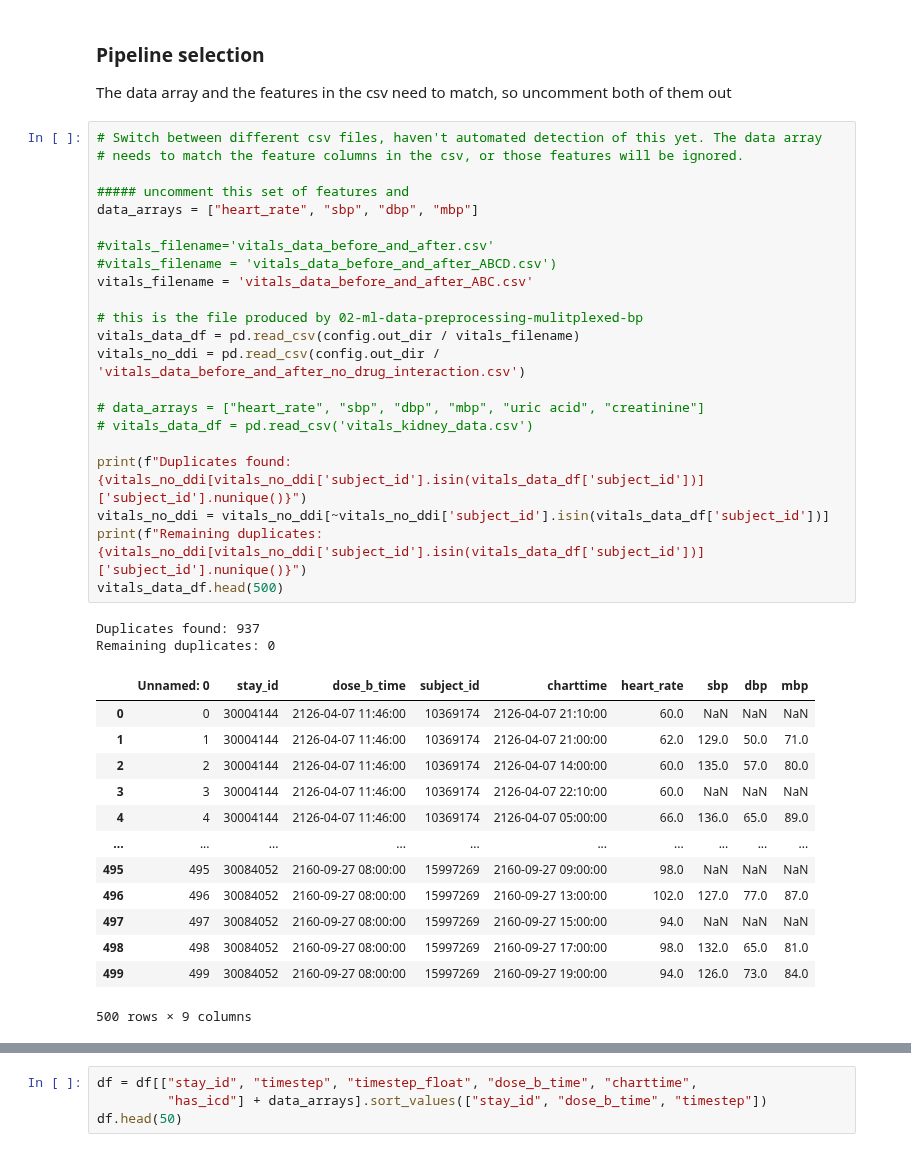
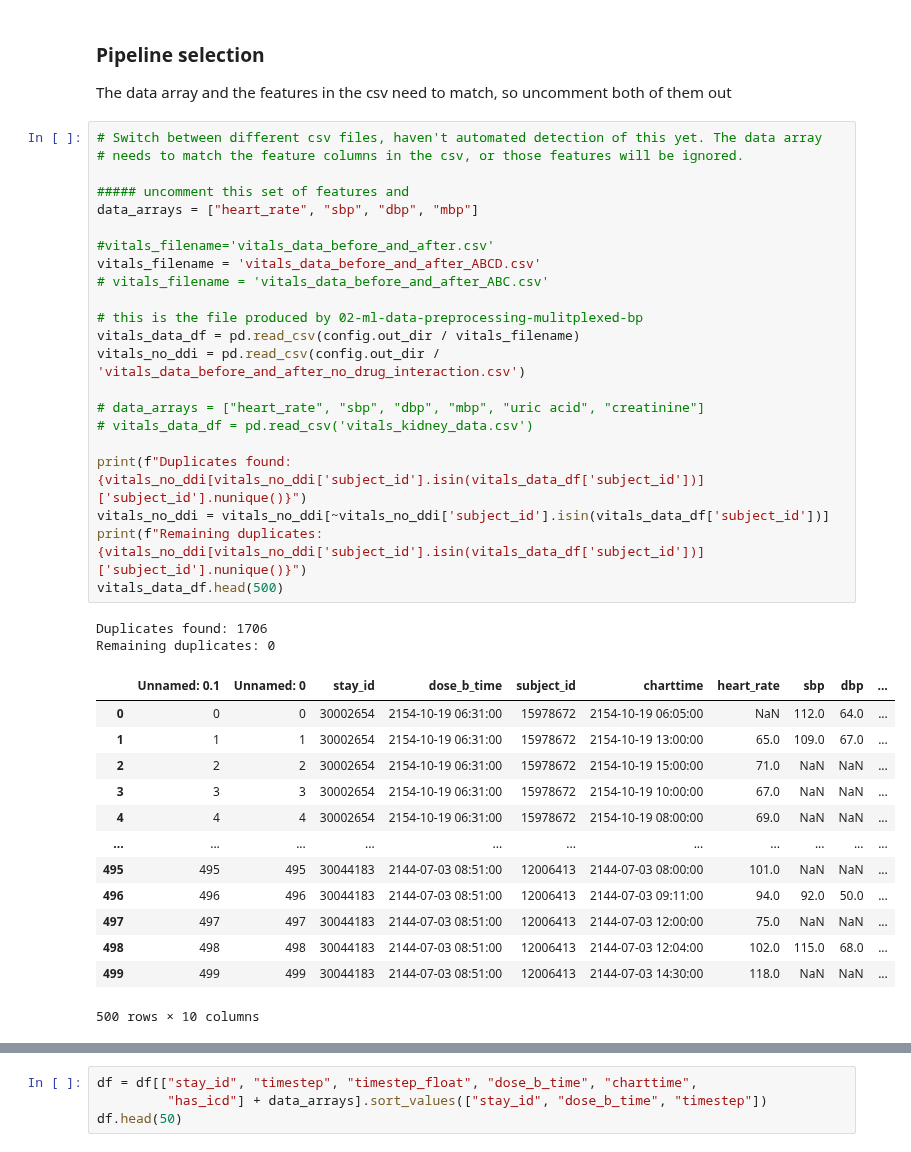
Before and after one commit to stevelan/UniMLHealth-GroupProject, a Jupyter notebook: notebooks/03-ml-training.ipynb, the cells around one changed output, grey strips where cells are left out. Drawn from its saved outputs; the diff is of its cells as text.

```diff
--- a/notebooks/03-ml-training.ipynb
+++ b/notebooks/03-ml-training.ipynb
@@ -16,41 +16,41 @@ The data array and the features in the csv need to match, so uncomment both of t
 # %%
 # Switch between different csv files, haven't automated detection of this yet. The data array
 # needs to match the feature columns in the csv, or those features will be ignored.
 
 ##### uncomment this set of features and
 data_arrays = ["heart_rate", "sbp", "dbp", "mbp"]
 
 #vitals_filename='vitals_data_before_and_after.csv'
-#vitals_filename = 'vitals_data_before_and_after_ABCD.csv')
-vitals_filename = 'vitals_data_before_and_after_ABC.csv'
+vitals_filename = 'vitals_data_before_and_after_ABCD.csv'
+# vitals_filename = 'vitals_data_before_and_after_ABC.csv'
 
 # this is the file produced by 02-ml-data-preprocessing-mulitplexed-bp
 vitals_data_df = pd.read_csv(config.out_dir / vitals_filename)
 vitals_no_ddi = pd.read_csv(config.out_dir / 'vitals_data_before_and_after_no_drug_interaction.csv')
 
 # data_arrays = ["heart_rate", "sbp", "dbp", "mbp", "uric acid", "creatinine"]
 # vitals_data_df = pd.read_csv('vitals_kidney_data.csv')
 
 print(f"Duplicates found: {vitals_no_ddi[vitals_no_ddi['subject_id'].isin(vitals_data_df['subject_id'])]['subject_id'].nunique()}")
 vitals_no_ddi = vitals_no_ddi[~vitals_no_ddi['subject_id'].isin(vitals_data_df['subject_id'])]
 print(f"Remaining duplicates: {vitals_no_ddi[vitals_no_ddi['subject_id'].isin(vitals_data_df['subject_id'])]['subject_id'].nunique()}")
 vitals_data_df.head(500)
 # %% [output]
-Duplicates found: 937
+Duplicates found: 1706
 Remaining duplicates: 0
-|  | Unnamed: 0 | stay_id | dose_b_time | subject_id | charttime | heart_rate | sbp | dbp | mbp |
-| 0 | 0 | 30004144 | 2126-04-07 11:46:00 | 10369174 | 2126-04-07 21:10:00 | 60.0 | NaN | NaN | NaN |
-| 1 | 1 | 30004144 | 2126-04-07 11:46:00 | 10369174 | 2126-04-07 21:00:00 | 62.0 | 129.0 | 50.0 | 71.0 |
-| 2 | 2 | 30004144 | 2126-04-07 11:46:00 | 10369174 | 2126-04-07 14:00:00 | 60.0 | 135.0 | 57.0 | 80.0 |
-| 3 | 3 | 30004144 | 2126-04-07 11:46:00 | 10369174 | 2126-04-07 22:10:00 | 60.0 | NaN | NaN | NaN |
-| 4 | 4 | 30004144 | 2126-04-07 11:46:00 | 10369174 | 2126-04-07 05:00:00 | 66.0 | 136.0 | 65.0 | 89.0 |
-| ... | ... | ... | ... | ... | ... | ... | ... | ... | ... |
-| 495 | 495 | 30084052 | 2160-09-27 08:00:00 | 15997269 | 2160-09-27 09:00:00 | 98.0 | NaN | NaN | NaN |
-| 496 | 496 | 30084052 | 2160-09-27 08:00:00 | 15997269 | 2160-09-27 13:00:00 | 102.0 | 127.0 | 77.0 | 87.0 |
-| 497 | 497 | 30084052 | 2160-09-27 08:00:00 | 15997269 | 2160-09-27 15:00:00 | 94.0 | NaN | NaN | NaN |
-| 498 | 498 | 30084052 | 2160-09-27 08:00:00 | 15997269 | 2160-09-27 17:00:00 | 98.0 | 132.0 | 65.0 | 81.0 |
-| 499 | 499 | 30084052 | 2160-09-27 08:00:00 | 15997269 | 2160-09-27 19:00:00 | 94.0 | 126.0 | 73.0 | 84.0 |
+|  | Unnamed: 0.1 | Unnamed: 0 | stay_id | dose_b_time | subject_id | charttime | heart_rate | sbp | dbp | ... |
+| 0 | 0 | 0 | 30002654 | 2154-10-19 06:31:00 | 15978672 | 2154-10-19 06:05:00 | NaN | 112.0 | 64.0 | ... |
+| 1 | 1 | 1 | 30002654 | 2154-10-19 06:31:00 | 15978672 | 2154-10-19 13:00:00 | 65.0 | 109.0 | 67.0 | ... |
+| 2 | 2 | 2 | 30002654 | 2154-10-19 06:31:00 | 15978672 | 2154-10-19 15:00:00 | 71.0 | NaN | NaN | ... |
+| 3 | 3 | 3 | 30002654 | 2154-10-19 06:31:00 | 15978672 | 2154-10-19 10:00:00 | 67.0 | NaN | NaN | ... |
+| 4 | 4 | 4 | 30002654 | 2154-10-19 06:31:00 | 15978672 | 2154-10-19 08:00:00 | 69.0 | NaN | NaN | ... |
+| ... | ... | ... | ... | ... | ... | ... | ... | ... | ... | ... |
+| 495 | 495 | 495 | 30044183 | 2144-07-03 08:51:00 | 12006413 | 2144-07-03 08:00:00 | 101.0 | NaN | NaN | ... |
+| 496 | 496 | 496 | 30044183 | 2144-07-03 08:51:00 | 12006413 | 2144-07-03 09:11:00 | 94.0 | 92.0 | 50.0 | ... |
+| 497 | 497 | 497 | 30044183 | 2144-07-03 08:51:00 | 12006413 | 2144-07-03 12:00:00 | 75.0 | NaN | NaN | ... |
+| 498 | 498 | 498 | 30044183 | 2144-07-03 08:51:00 | 12006413 | 2144-07-03 12:04:00 | 102.0 | 115.0 | 68.0 | ... |
+| 499 | 499 | 499 | 30044183 | 2144-07-03 08:51:00 | 12006413 | 2144-07-03 14:30:00 | 118.0 | NaN | NaN | ... |
-500 rows × 9 columns
+500 rows × 10 columns
 # %%
 print(f"Unique subject ids {vitals_data_df['subject_id'].nunique()}")
 # %% [output]
```
Also changed, not shown: parts of 28 cells of this notebook.
